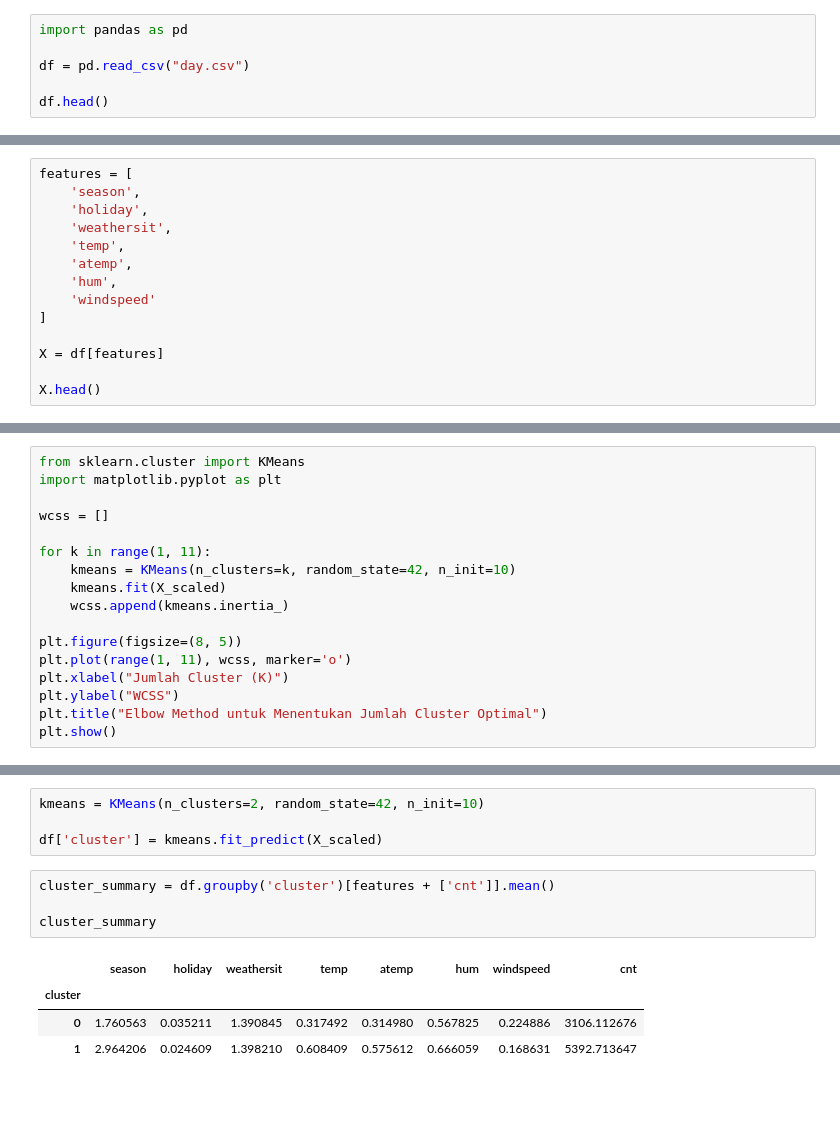
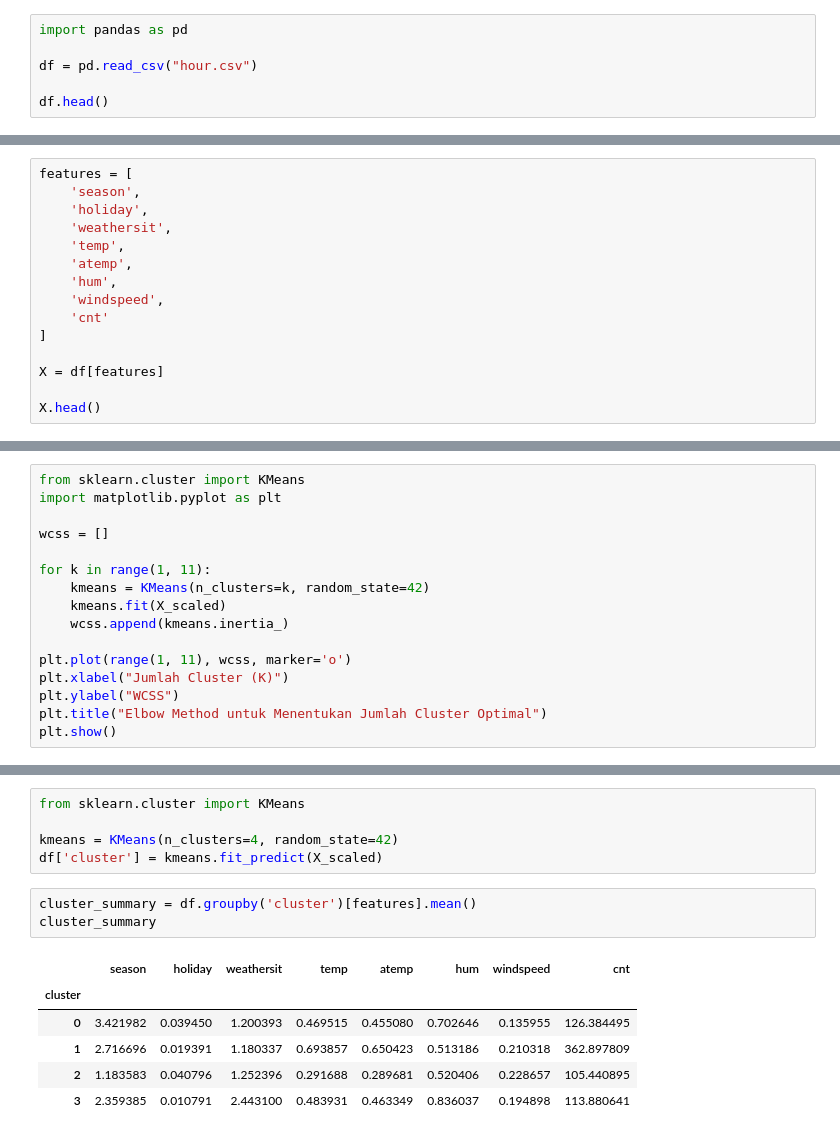
Before and after one commit to andizd/Bike-Demand-Day-App, a Jupyter notebook: Clustering.ipynb, the cells around one changed output, grey strips where cells are left out. Drawn from its saved outputs; the diff is of its cells as text; blank space fills up the shorter version.

```diff
--- a/Clustering.ipynb
+++ b/Clustering.ipynb
@@ -1,7 +1,7 @@
 # %%
 import pandas as pd
 
-df = pd.read_csv("day.csv")
+df = pd.read_csv("hour.csv")
 
 df.head()
 # %% [output]
@@ -41,7 +41,8 @@ features = [
     'temp',
     'atemp',
     'hum',
-    'windspeed'
+    'windspeed',
+    'cnt'
 ]
 
 X = df[features]
@@ -77,11 +78,10 @@ import matplotlib.pyplot as plt
 wcss = []
 
 for k in range(1, 11):
-    kmeans = KMeans(n_clusters=k, random_state=42, n_init=10)
+    kmeans = KMeans(n_clusters=k, random_state=42)
     kmeans.fit(X_scaled)
     wcss.append(kmeans.inertia_)
 
-plt.figure(figsize=(8, 5))
 plt.plot(range(1, 11), wcss, marker='o')
 plt.xlabel("Jumlah Cluster (K)")
 plt.ylabel("WCSS")
@@ -92,13 +92,15 @@ plt.show()
 # %%
-kmeans = KMeans(n_clusters=2, random_state=42, n_init=10)
+from sklearn.cluster import KMeans
 
+kmeans = KMeans(n_clusters=4, random_state=42)
 df['cluster'] = kmeans.fit_predict(X_scaled)
 # %%
-cluster_summary = df.groupby('cluster')[features + ['cnt']].mean()
-
+cluster_summary = df.groupby('cluster')[features].mean()
 cluster_summary
 # %% [output]
 |  | season | holiday | weathersit | temp | atemp | hum | windspeed | cnt |
 | cluster |  |  |  |  |  |  |  |  |
-| 0 | 1.760563 | 0.035211 | 1.390845 | 0.317492 | 0.314980 | 0.567825 | 0.224886 | 3106.112676 |
-| 1 | 2.964206 | 0.024609 | 1.398210 | 0.608409 | 0.575612 | 0.666059 | 0.168631 | 5392.713647 |
+| 0 | 3.421982 | 0.039450 | 1.200393 | 0.469515 | 0.455080 | 0.702646 | 0.135955 | 126.384495 |
+| 1 | 2.716696 | 0.019391 | 1.180337 | 0.693857 | 0.650423 | 0.513186 | 0.210318 | 362.897809 |
+| 2 | 1.183583 | 0.040796 | 1.252396 | 0.291688 | 0.289681 | 0.520406 | 0.228657 | 105.440895 |
+| 3 | 2.359385 | 0.010791 | 2.443100 | 0.483931 | 0.463349 | 0.836037 | 0.194898 | 113.880641 |
```
Also changed, not shown: parts of 9 cells of this notebook, 9 other files.
